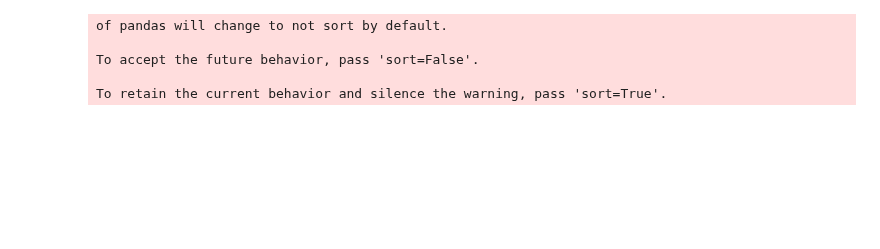
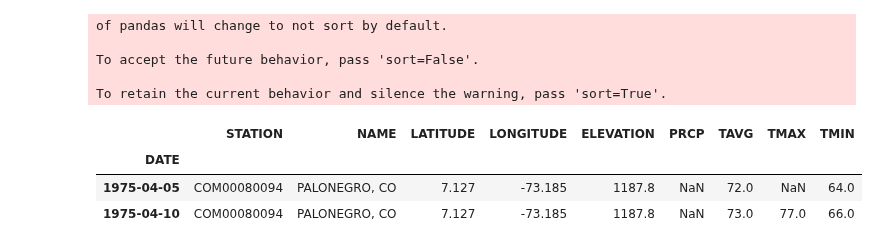
Before and after one commit to Data-Robusta/data-robusta, a Jupyter notebook: jeff_scratch.ipynb, the cells around one changed output. Cells and saved outputs as stored; diff of their text form; code cells hidden in the pictures; blank space fills up the shorter version.

```diff
--- a/jeff_scratch.ipynb
+++ b/jeff_scratch.ipynb
@@ -373,0 +378,7 @@ station_activity.to_csv('weather_data/station_dates.csv')
+# %%
+df.head(2)
+# %% [output]
+|  | STATION | NAME | LATITUDE | LONGITUDE | ELEVATION | PRCP | TAVG | TMAX | TMIN |
+| DATE |  |  |  |  |  |  |  |  |  |
+| 1975-04-05 | COM00080094 | PALONEGRO, CO | 7.127 | -73.185 | 1187.8 | NaN | 72.0 | NaN | 64.0 |
+| 1975-04-10 | COM00080094 | PALONEGRO, CO | 7.127 | -73.185 | 1187.8 | NaN | 73.0 | 77.0 | 66.0 |
```
Also changed, not shown: parts of 6 cells of this notebook.
